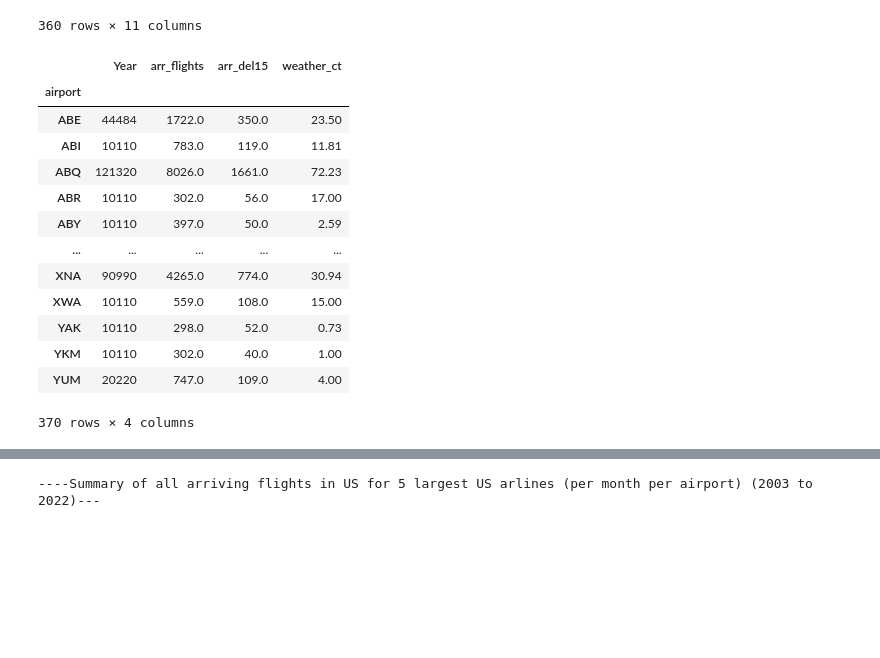
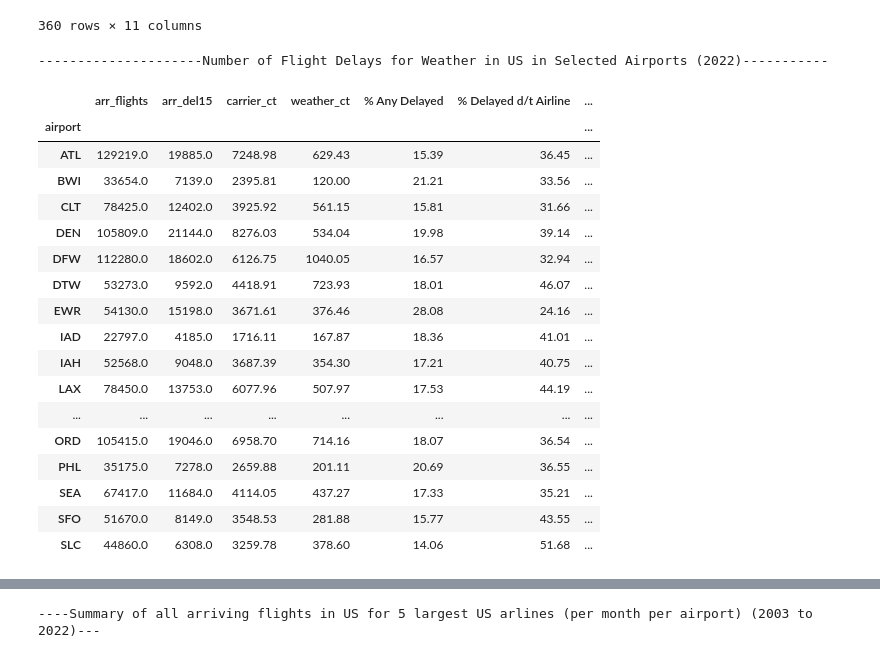
Before and after one commit to Tawn-Scotton/Team_3_Project_1, a Jupyter notebook: ProjectAirlineDelay.ipynb, the cells around one changed output, grey strips where cells are left out. Drawn from its saved outputs; the diff is of its cells as text; code cells hidden in the pictures; blank space fills up the shorter version.

Commit message:
added table 3a - added plans for types of plots

```diff
--- a/ProjectAirlineDelay.ipynb
+++ b/ProjectAirlineDelay.ipynb
@@ -251,26 +253,51 @@ df5_AirportDelay_2003to2022
 |  | SLC | 249722 | 163 | 44860.0 | 6308.0 | 3259.78 | 378.60 | 935.26 | 11.12 | ... |
 360 rows × 11 columns
 # %%
-# FOR PRESENTATION _ Create a table from Table 3 above that shows total delays at each airport only for 2022 - that will be 18 values
+# FOR PRESENTATION
+# Shows total delays at each airport only for 2022 - that will be 18 values
 # Insight: perhaps say something about the regional differences
 
 df_AirlineDelayCleanDS_2022= df_AirlineDelayCleanDS[(df_AirlineDelayCleanDS["Year"]== 2022)]
 
-df_AirlineDelayCleanDS_2022_refined = df_AirlineDelayCleanDS_2022[["Year","airport","arr_flights","arr_del15", "weather_ct"]]
+df_AirlineDelayCleanDS_2022_refined = df_AirlineDelayCleanDS_2022[["Year","airport","arr_flights","arr_del15","carrier_ct","weather_ct"]]
 
-df_AirlineDelayCleanDS_2022_refined.groupby("airport").sum()
+df2_AirportDelay22 = df_AirlineDelayCleanDS_2022_refined[df_AirlineDelayCleanDS_2022_refined["airport"].isin(['PHL','EWR','LGA','IAD','ORD','MSP','DTW','DEN','SLC','LAX','SFO','SEA','ATL','CLT','BWI','MIA','DFW','IAH'])]
+
+df2_AirportDelay22_Rollup = df2_AirportDelay22.groupby("airport").sum()
+
+df2_AirportDelay_ArrDel15 = (df2_AirportDelay22_Rollup['arr_del15'] / df2_AirportDelay22_Rollup['arr_flights'])*100
+df2_AirportDelay_Carrier = (df2_AirportDelay22_Rollup['carrier_ct'] / df2_AirportDelay22_Rollup['arr_del15'])*100
+df2_AirportDelay_Weather = (df2_AirportDelay22_Rollup['weather_ct'] / df2_AirportDelay22_Rollup['arr_del15'])*100
+
+####
+
+df2_AirportDelay22_Rollup["% Any Delayed"] = round(df2_AirportDelay_ArrDel15,2)
+df2_AirportDelay22_Rollup["% Delayed d/t Airline"] = round(df2_AirportDelay_Carrier,2)
+df2_AirportDelay22_Rollup["% Delayed d/t Weather"] = round(df2_AirportDelay_Weather,2)
+
+df3_AirportDelay_2022_Percent = df2_AirportDelay22_Rollup[["arr_flights","arr_del15","carrier_ct","weather_ct","% Any Delayed","% Delayed d/t Airline","% Delayed d/t Weather"]]
+
+print(f"---------------------Number of Flight Delays for Weather in US in Selected Airports (2022)-----------")
+df3_AirportDelay_2022_Percent.groupby("airport").sum()
+
+# Table 3a
 # %% [output]
+---------------------Number of Flight Delays for Weather in US in Selected Airports (2022)-----------
-|  | Year | arr_flights | arr_del15 | weather_ct |
-| airport |  |  |  |  |
-| ABE | 44484 | 1722.0 | 350.0 | 23.50 |
-| ABI | 10110 | 783.0 | 119.0 | 11.81 |
-| ABQ | 121320 | 8026.0 | 1661.0 | 72.23 |
-| ABR | 10110 | 302.0 | 56.0 | 17.00 |
-| ABY | 10110 | 397.0 | 50.0 | 2.59 |
-| ... | ... | ... | ... | ... |
-| XNA | 90990 | 4265.0 | 774.0 | 30.94 |
-| XWA | 10110 | 559.0 | 108.0 | 15.00 |
-| YAK | 10110 | 298.0 | 52.0 | 0.73 |
-| YKM | 10110 | 302.0 | 40.0 | 1.00 |
-| YUM | 20220 | 747.0 | 109.0 | 4.00 |
+|  | arr_flights | arr_del15 | carrier_ct | weather_ct | % Any Delayed | % Delayed d/t Airline | ... |
+| airport |  |  |  |  |  |  | ... |
+| ATL | 129219.0 | 19885.0 | 7248.98 | 629.43 | 15.39 | 36.45 | ... |
+| BWI | 33654.0 | 7139.0 | 2395.81 | 120.00 | 21.21 | 33.56 | ... |
+| CLT | 78425.0 | 12402.0 | 3925.92 | 561.15 | 15.81 | 31.66 | ... |
+| DEN | 105809.0 | 21144.0 | 8276.03 | 534.04 | 19.98 | 39.14 | ... |
+| DFW | 112280.0 | 18602.0 | 6126.75 | 1040.05 | 16.57 | 32.94 | ... |
+| DTW | 53273.0 | 9592.0 | 4418.91 | 723.93 | 18.01 | 46.07 | ... |
+| EWR | 54130.0 | 15198.0 | 3671.61 | 376.46 | 28.08 | 24.16 | ... |
+| IAD | 22797.0 | 4185.0 | 1716.11 | 167.87 | 18.36 | 41.01 | ... |
+| IAH | 52568.0 | 9048.0 | 3687.39 | 354.30 | 17.21 | 40.75 | ... |
+| LAX | 78450.0 | 13753.0 | 6077.96 | 507.97 | 17.53 | 44.19 | ... |
+| ... | ... | ... | ... | ... | ... | ... | ... |
+| ORD | 105415.0 | 19046.0 | 6958.70 | 714.16 | 18.07 | 36.54 | ... |
+| PHL | 35175.0 | 7278.0 | 2659.88 | 201.11 | 20.69 | 36.55 | ... |
+| SEA | 67417.0 | 11684.0 | 4114.05 | 437.27 | 17.33 | 35.21 | ... |
+| SFO | 51670.0 | 8149.0 | 3548.53 | 281.88 | 15.77 | 43.55 | ... |
+| SLC | 44860.0 | 6308.0 | 3259.78 | 378.60 | 14.06 | 51.68 | ... |
-370 rows × 4 columns
```
Also changed, not shown: parts of 20 cells of this notebook.
